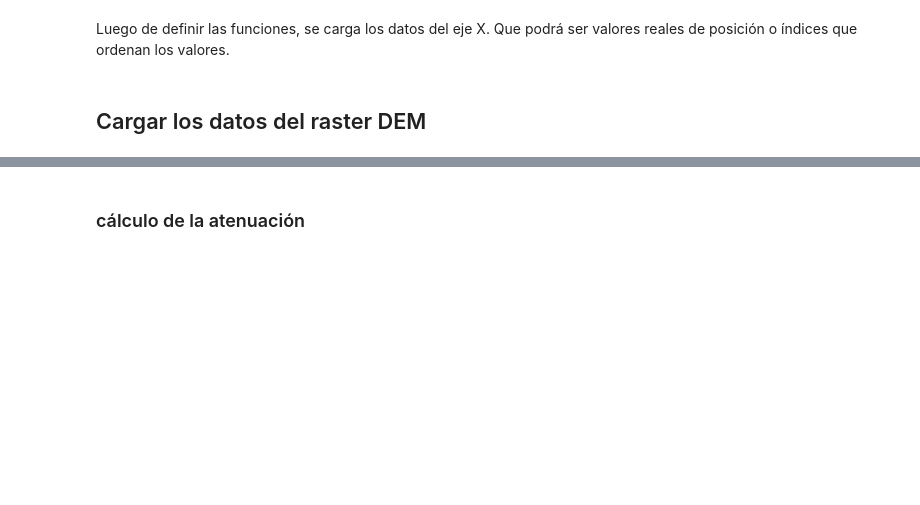
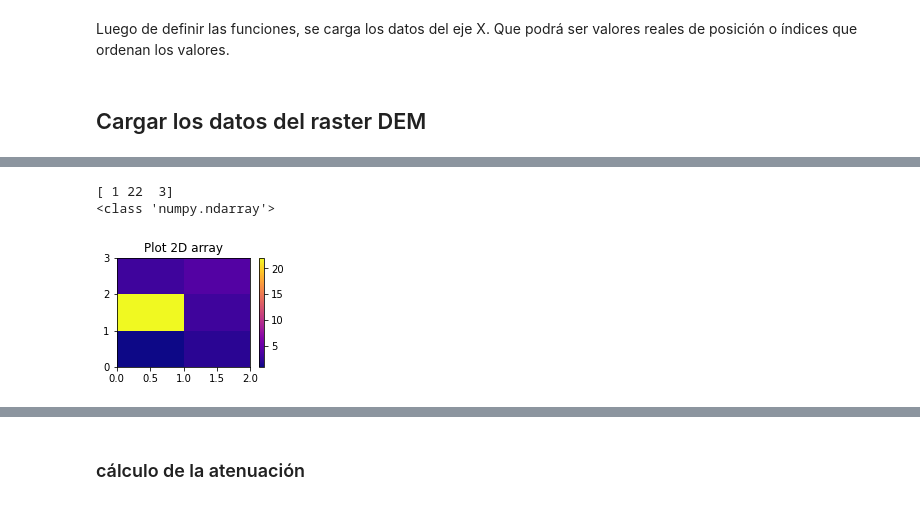
Before and after one commit to gsalazarq/cosmicraysuni, a Jupyter notebook: atenuation_calculation/Calculo-atenuacion-muones.ipynb, the cells around one changed output, grey strips where cells are left out. Saved outputs shown, nothing was run; the diff lists cells and outputs as text; code cells hidden in the pictures; blank space fills up the shorter version.

```diff
--- a/atenuation_calculation/Calculo-atenuacion-muones.ipynb
+++ b/atenuation_calculation/Calculo-atenuacion-muones.ipynb
@@ -84,3 +178,21 @@ for j in range(0,len(arr_x)):
+# %%
+a = np.array((1,22,3))
+
+b = np.array((2,3,4))
+print(a)
+c =np.column_stack((a,b))
+
+print(type(c))
+
+fig = plt.figure(figsize=(3,2)) #columnas y filas del array
+plt.pcolormesh(c,cmap="plasma")
+plt.title("Plot 2D array")
+plt.colorbar()
+plt.show()
+# %% [output]
+[ 1 22  3]
+<class 'numpy.ndarray'>
+[figure, added]
 # %%
 #cálculo de la distancia
 lf= indice_final(np_array, recta_vec) # indice final de intersección  # PUNTO 2 P2
```
Also changed, not shown: parts of 16 cells of this notebook.
